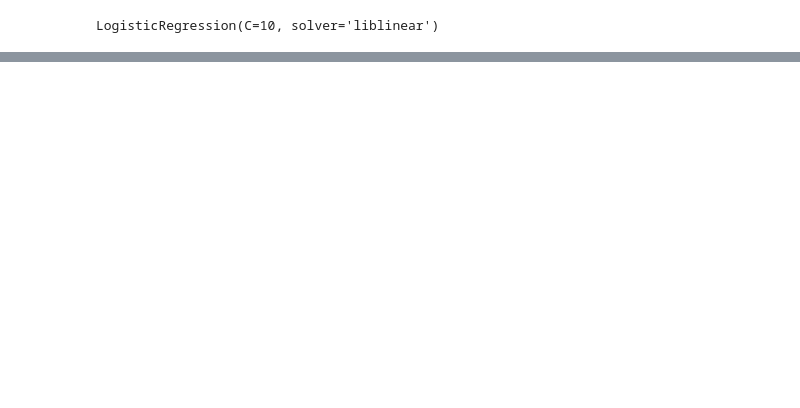
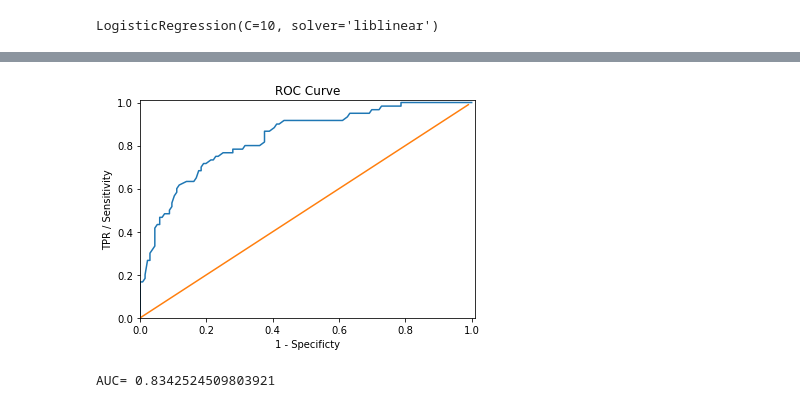
Before and after one commit to GerardoGrana/DHdatascienceG8, a Jupyter notebook: Regresion Logistica.ipynb, the cells around one changed output, grey strips where cells are left out. Drawn from its saved outputs; the diff is of its cells as text; code cells hidden in the pictures; blank space fills up the shorter version.

```diff
--- a/Regresion Logistica.ipynb
+++ b/Regresion Logistica.ipynb
@@ -318,0 +410,20 @@ make_confusion_matrix(cf_matrix_a, categories= [10,20,30] , figsize=(8,6), cbar=
+# %%
+from sklearn.metrics import roc_curve
+fpr_log,tpr_log,thr_log = roc_curve(ya_test, y_pred_proba[:,1])
+# %%
+df = pd.DataFrame(dict(fpr=fpr_log, tpr=tpr_log, thr = thr_log))
+
+plt.axis([0, 1.01, 0, 1.01])
+plt.xlabel('1 - Specificty')
+plt.ylabel('TPR / Sensitivity')
+plt.title('ROC Curve')
+plt.plot(df['fpr'],df['tpr'])
+plt.plot(np.arange(0,1, step =0.01), np.arange(0,1, step =0.01))
+plt.show()
+# %% [output]
+[figure, added]
+# %%
+from sklearn.metrics import auc
+print('AUC=', auc(fpr_log, tpr_log))
+# %% [output]
+AUC= 0.8342524509803921
```
Also changed, not shown: parts of 20 cells of this notebook, 9 other files.
